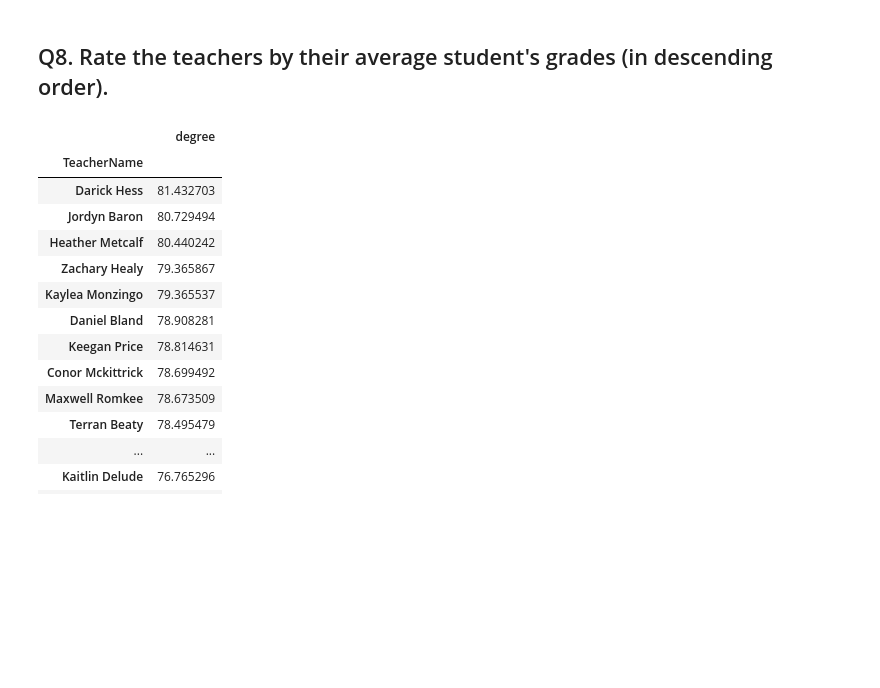
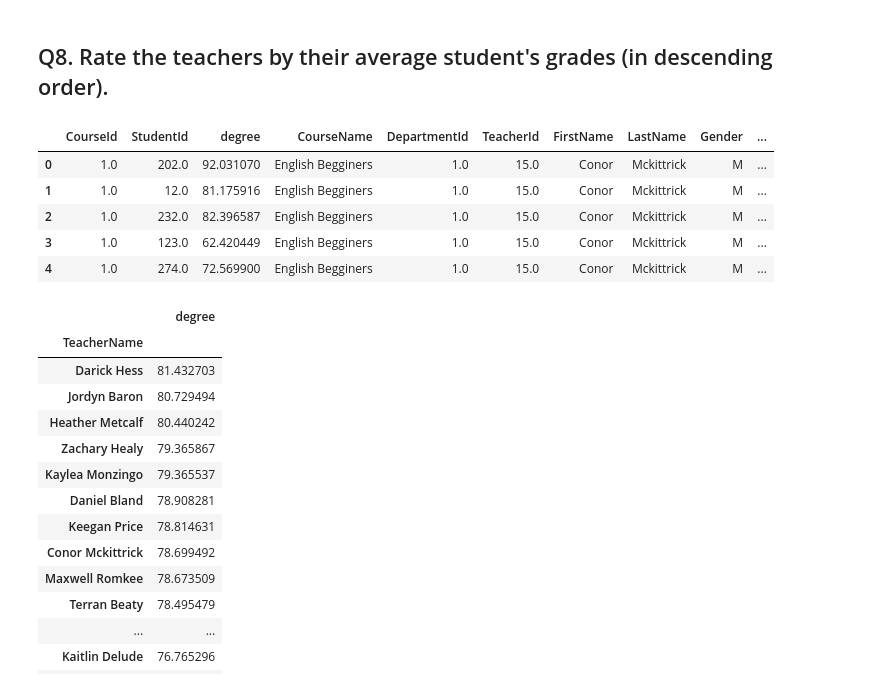
Before and after one commit to EtiMayer/DataScience, a Jupyter notebook: python/Python-final.ipynb, the cells around one changed output. Cells and saved outputs as stored; diff of their text form; code cells hidden in the pictures; blank space fills up the shorter version.

```diff
--- a/python/Python-final.ipynb
+++ b/python/Python-final.ipynb
@@ -275,6 +291,15 @@ Under60_2.merge(TotalStudent, on = 'DepartmentName').merge(Under60_2_pct, on='De
 # %%
 Q8= classrooms.merge(courses, on = 'CourseId').merge(teachers, on='TeacherId')
 Q8['TeacherName'] = Q8['FirstName'] + ' ' + Q8['LastName']
+# %%
+Q8.head()
+# %% [output]
+|  | CourseId | StudentId | degree | CourseName | DepartmentId | TeacherId | FirstName | LastName | Gender | ... |
+| 0 | 1.0 | 202.0 | 92.031070 | English Begginers | 1.0 | 15.0 | Conor | Mckittrick | M | ... |
+| 1 | 1.0 | 12.0 | 81.175916 | English Begginers | 1.0 | 15.0 | Conor | Mckittrick | M | ... |
+| 2 | 1.0 | 232.0 | 82.396587 | English Begginers | 1.0 | 15.0 | Conor | Mckittrick | M | ... |
+| 3 | 1.0 | 123.0 | 62.420449 | English Begginers | 1.0 | 15.0 | Conor | Mckittrick | M | ... |
+| 4 | 1.0 | 274.0 | 72.569900 | English Begginers | 1.0 | 15.0 | Conor | Mckittrick | M | ... |
 # %%
 Q8.groupby(['TeacherName',]).\
 agg({'degree':'mean'}).sort_values(by='degree', ascending=False)
```
Also changed, not shown: parts of 2 cells of this notebook, 4 other files.
